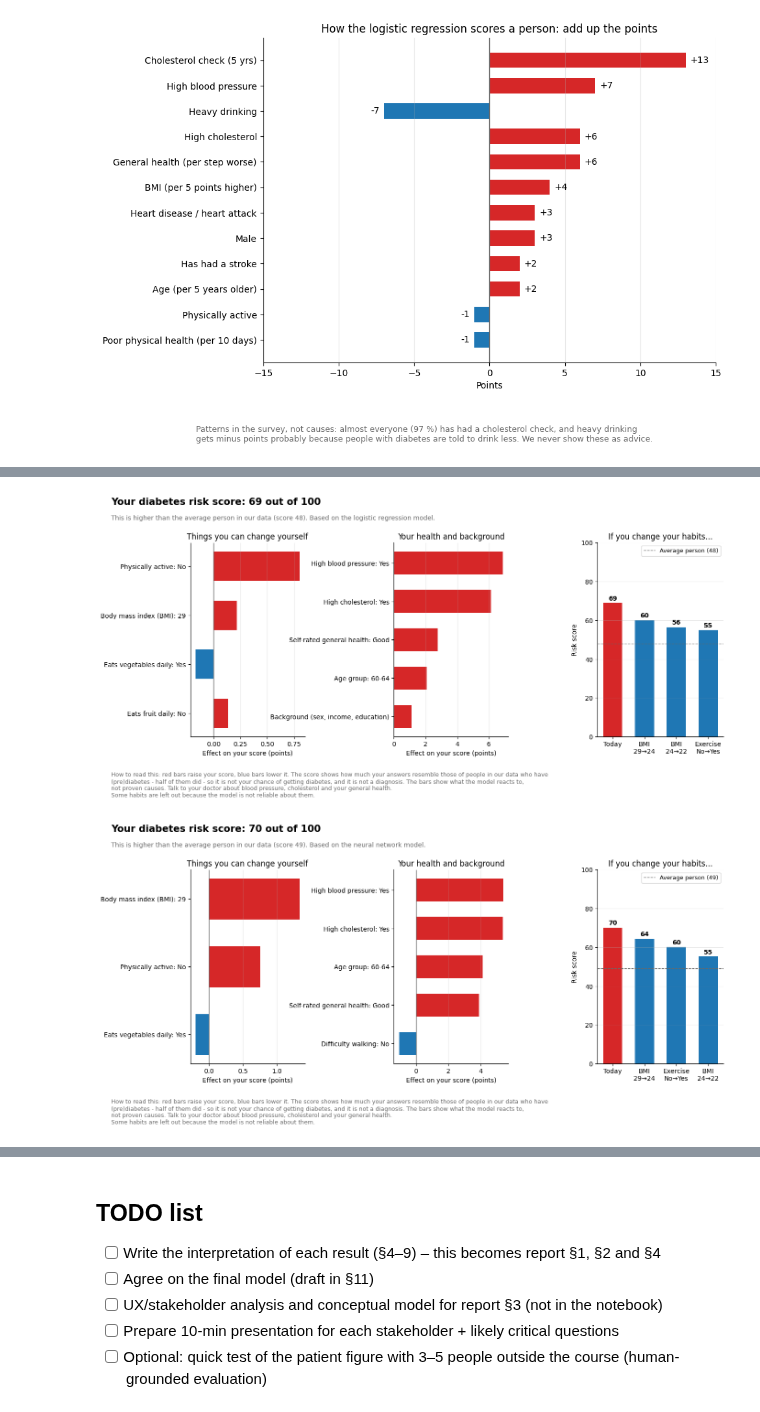
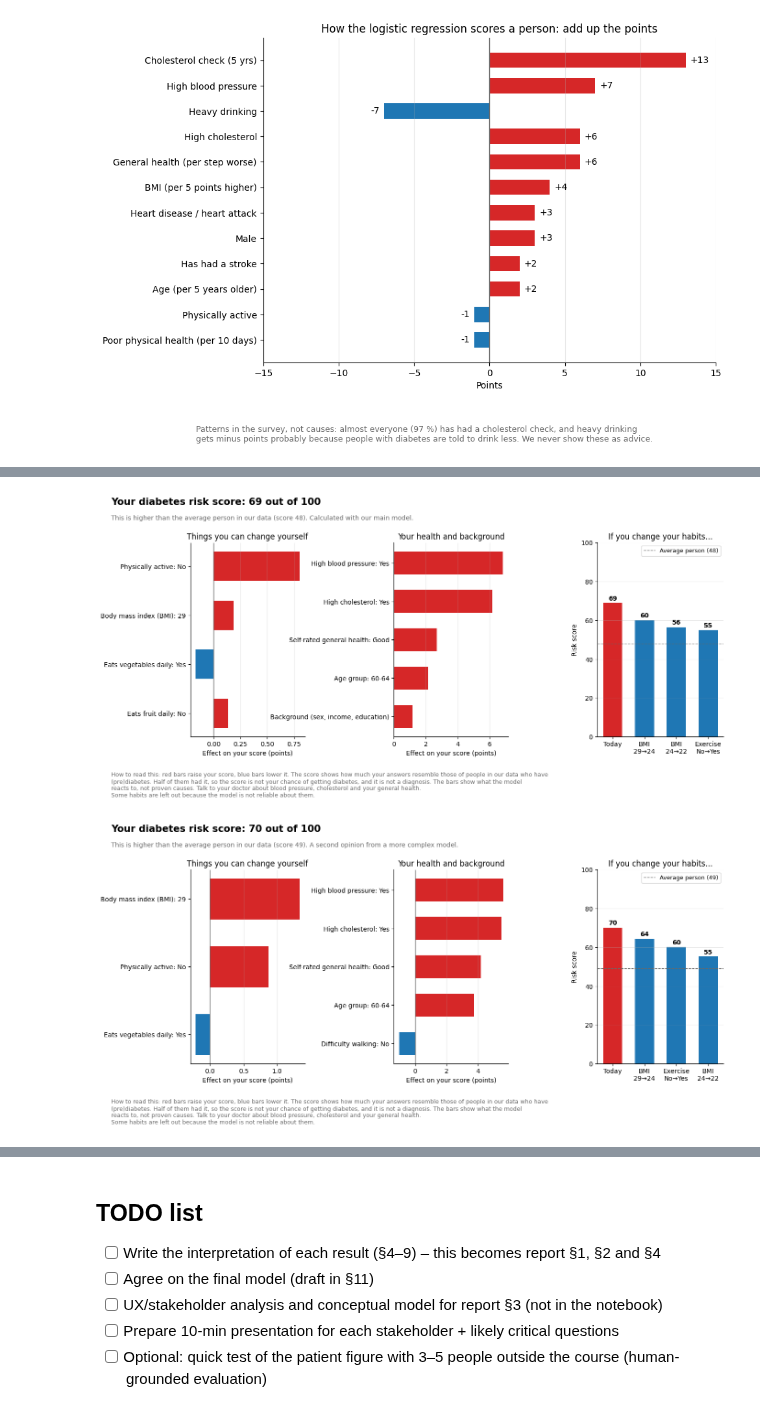
Before and after one commit to GustavWex/XAI-Projekt, a Jupyter notebook: projekt.ipynb, the cells around one changed output, grey strips where cells are left out. Saved outputs shown, nothing was run; the diff lists cells and outputs as text; code cells hidden in the pictures.

```diff
--- a/projekt.ipynb
+++ b/projekt.ipynb
@@ -659,25 +695,25 @@ ax.set(title="(b) Fidelity: deletion test", xlabel="k top features replaced",
        ylabel="Mean |Δ predicted risk|")
 ax.legend(fontsize=8)
 # (c) missed cases by age, both models
-fnr = pd.DataFrame({name: xf.subgroup_report(m, X_test, y_test, "Age")["FNR (missed cases)"] for name, m in models.items()})
-ax = axes[1, 0]
-w = 0.4
-for i, name in enumerate(models):
-    ax.bar(np.arange(len(fnr)) + (i - 0.5) * w, fnr[name], width=w, color=MODEL_COLORS[name], label=name)
-# n = persons WITH (pre)diabetes per age group - the youngest groups have very few, so their rates are uncertain
-age = xf.subgroup_report(models["Logistic regression"], X_test, y_test, "Age")
-n_pos = (age["n"] * age["prevalence"]).round().astype(int)
-ax.set_xticks(np.arange(len(fnr)), [f"{g}\n{k}" for g, k in n_pos.items()], fontsize=8)
-ax.set(title="(c) Error analysis: missed cases (FNR) by age\n(n under each group = persons with (pre)diabetes)", ylabel="False negative rate"); ax.grid(axis="x", visible=False); ax.legend()
+plot_missed_by_age(axes[1, 0])
+axes[1, 0].set_title("(c) Error analysis: missed cases (FNR) by age\n(n under each group = persons with (pre)diabetes)")
 # (d) advice safety, both models
-eff = safety["mean Δ risk (pp)"].unstack(0)[list(models)].sort_values("Neural network")
-xf.plot_grouped_bars(axes[1, 1], eff, title="(d) Plausibility of advice: effect of the healthy change\n(right of 0 = unsafe)",
-                     xlabel="Mean Δ predicted risk (pp)")
-axes[1, 1].axvspan(0, max(eff.max().max(), 0) * 1.1 + 0.5, color=COLORS["increase"], alpha=0.08)
-axes[1, 1].axvline(0, color=COLORS["text2"], lw=1)
+plot_advice_safety(axes[1, 1])
+axes[1, 1].set_title("(d) Plausibility of advice: effect of the healthy change\n(right of 0 = unsafe)")
 fig.suptitle("Model audit - logistic regression vs neural network", fontsize=14)
 plt.tight_layout()
 xf.savefig(fig, "data_scientist", "audit_overview")
 plt.show()
 # %% [output]
 [figure]
+# %%
+# For the presentation: the standard SHAP summary (beeswarm) plot of both models, easier to read than the audit figure.
+# Each dot is one person; colour = the feature's value (red = high), position = how much it pushes the risk up or down.
+fig = plt.figure(figsize=(17, 7.5))
+for k, name in enumerate(models):
+    ax = fig.add_subplot(1, 2, k + 1)
+    shap.plots.beeswarm(shap_vals[name], max_display=12, show=False, ax=ax, plot_size=None, color_bar=(k == 1))
+    ax.set_title(name)
+plt.tight_layout()
+xf.savefig(fig, "data_scientist", "shap_summary")
+plt.show()
@@ -767,11 +821,14 @@ confusion or anxiety. Needs: personal, actionable, comprehensible. The figures s
   suggest changes whose effect is medically established (weight, exercise, diet) and say "what the model reacts to".
 - **Few elements, i.e. selected** (max 5 bars per panel), plain language, a "how to read this" line and a "not a diagnosis" note.
 # %%
+# No model names for the patient: the main (recommended) model and a "second opinion"
+PATIENT_SUBTITLE = {"Logistic regression": "Calculated with our main model.",
+                    "Neural network": "A second opinion from a more complex model."}
 for name in models:
     fig = xf.patient_figure(shap_local[name], x, cf[name], risk.loc[pid, name], average=shap_vals[name].base_values[pos],
-                            hide=unsafe[name], subtitle=f"Based on the {name.lower()} model.")
+                            hide=unsafe[name], subtitle=PATIENT_SUBTITLE[name])
     xf.savefig(fig, "patient", f"patient_{pid}_{name.lower().replace(' ', '_')}")
     plt.show()
 # %% [output]
-[figure, old version]
+[figure, new version]
-[figure, old version]
+[figure, new version]
```
Also changed, not shown: parts of 17 cells of this notebook, 17 other files.
